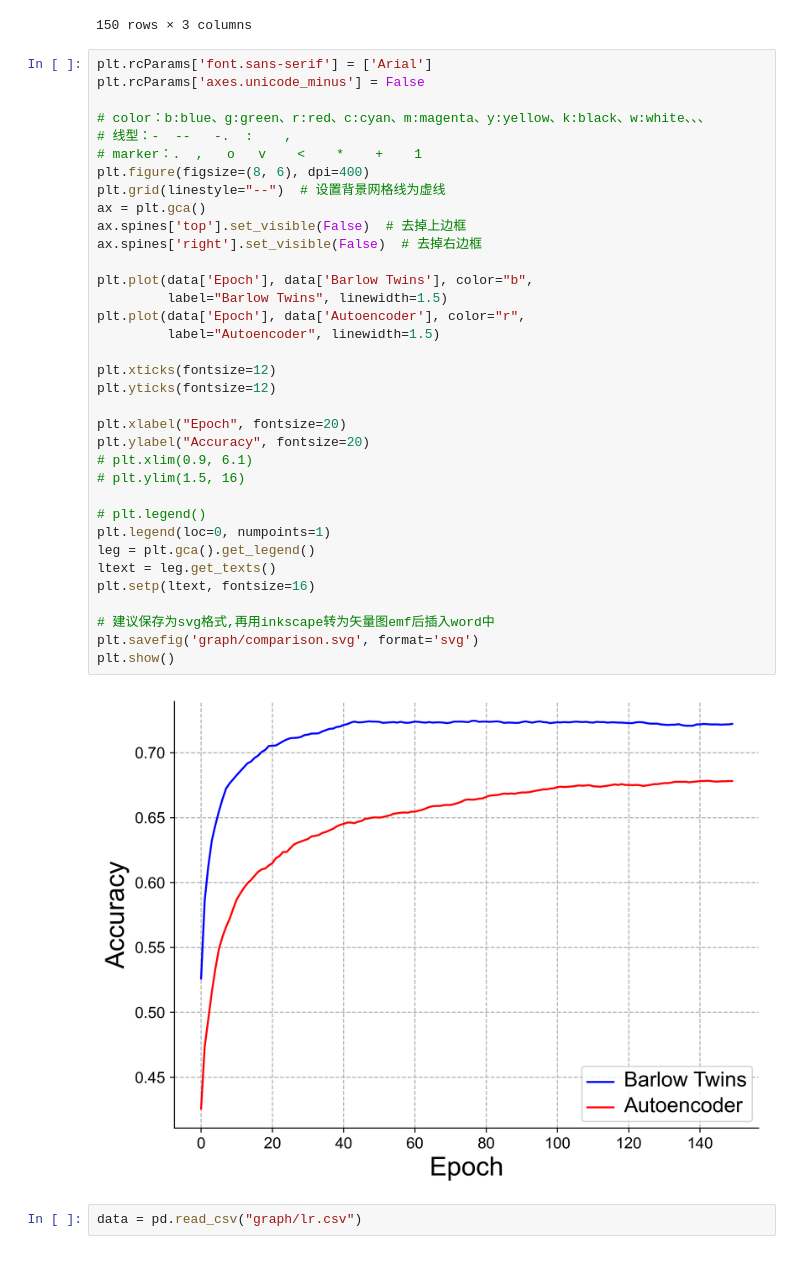
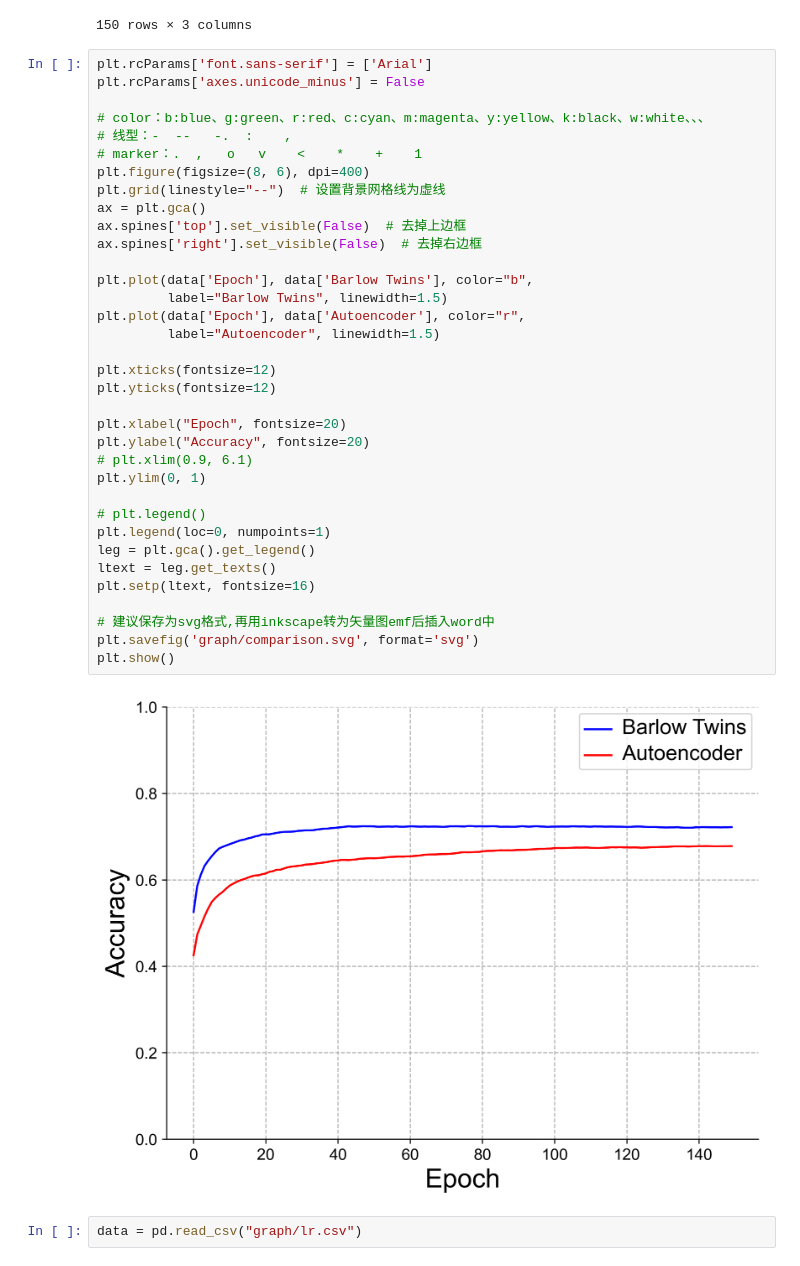
Before and after one commit to azurechen97/SSL-via-Autoencoder, a Jupyter notebook: draw.ipynb, the cells around one changed output. Drawn from its saved outputs; the diff is of its cells as text.

```diff
--- a/draw.ipynb
+++ b/draw.ipynb
@@ -30,35 +30,35 @@ plt.rcParams['axes.unicode_minus'] = False
 # 线型：-  --   -.  :    ,
 # marker：.  ,   o   v    <    *    +    1
 plt.figure(figsize=(8, 6), dpi=400)
 plt.grid(linestyle="--")  # 设置背景网格线为虚线
 ax = plt.gca()
 ax.spines['top'].set_visible(False)  # 去掉上边框
 ax.spines['right'].set_visible(False)  # 去掉右边框
 
 plt.plot(data['Epoch'], data['Barlow Twins'], color="b",
          label="Barlow Twins", linewidth=1.5)
 plt.plot(data['Epoch'], data['Autoencoder'], color="r",
          label="Autoencoder", linewidth=1.5)
 
 plt.xticks(fontsize=12)
 plt.yticks(fontsize=12)
 
 plt.xlabel("Epoch", fontsize=20)
 plt.ylabel("Accuracy", fontsize=20)
 # plt.xlim(0.9, 6.1)
-# plt.ylim(1.5, 16)
+plt.ylim(0, 1)
 
 # plt.legend()
 plt.legend(loc=0, numpoints=1)
 leg = plt.gca().get_legend()
 ltext = leg.get_texts()
 plt.setp(ltext, fontsize=16)
 
 # 建议保存为svg格式,再用inkscape转为矢量图emf后插入word中
 plt.savefig('graph/comparison.svg', format='svg')
 plt.show()
 # %% [output]
-[figure, old version]
+[figure, new version]
 # %%
 data = pd.read_csv("graph/lr.csv")
 # %%
```
Also changed, not shown: parts of 2 cells of this notebook, 4 other files.
